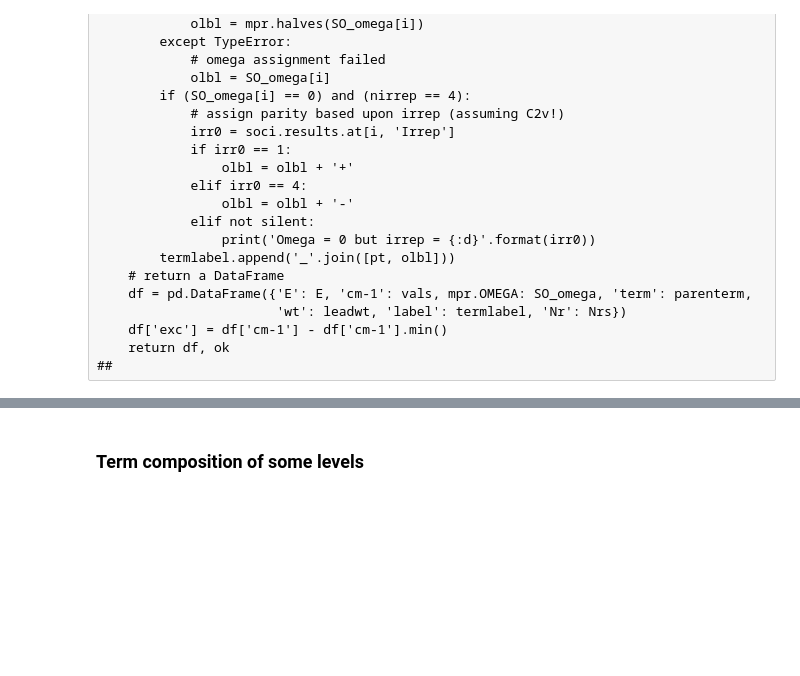
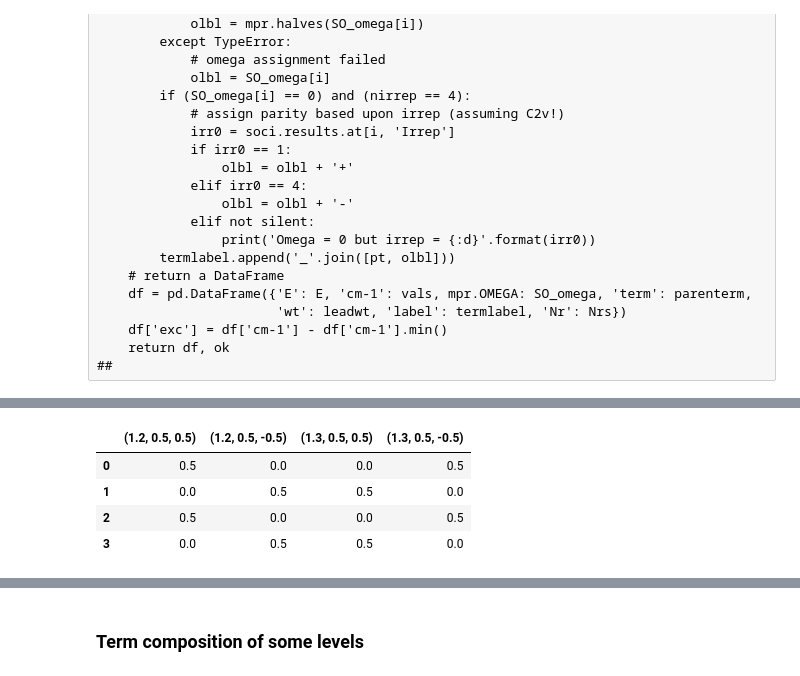
Before and after one commit to kkinist/diatomic_SOC, a Jupyter notebook: SOCI_assign_with_props_c2v.ipynb, the cells around one changed output, grey strips where cells are left out. Saved outputs shown, nothing was run; the diff lists cells and outputs as text; code cells hidden in the pictures; blank space fills up the shorter version.

```diff
--- a/SOCI_assign_with_props_c2v.ipynb
+++ b/SOCI_assign_with_props_c2v.ipynb
@@ -893,0 +874,9 @@ len(Compos.basis)
+# %%
+d = pd.DataFrame(columns=SOCI.basis, data=np.round(SOCI.vecsq, 3))
+d
+# %% [output]
+|  | (1.2, 0.5, 0.5) | (1.2, 0.5, -0.5) | (1.3, 0.5, 0.5) | (1.3, 0.5, -0.5) |
+| 0 | 0.5 | 0.0 | 0.0 | 0.5 |
+| 1 | 0.0 | 0.5 | 0.5 | 0.0 |
+| 2 | 0.5 | 0.0 | 0.0 | 0.5 |
+| 3 | 0.0 | 0.5 | 0.5 | 0.0 |
```
Also changed, not shown: parts of 25 cells of this notebook.
